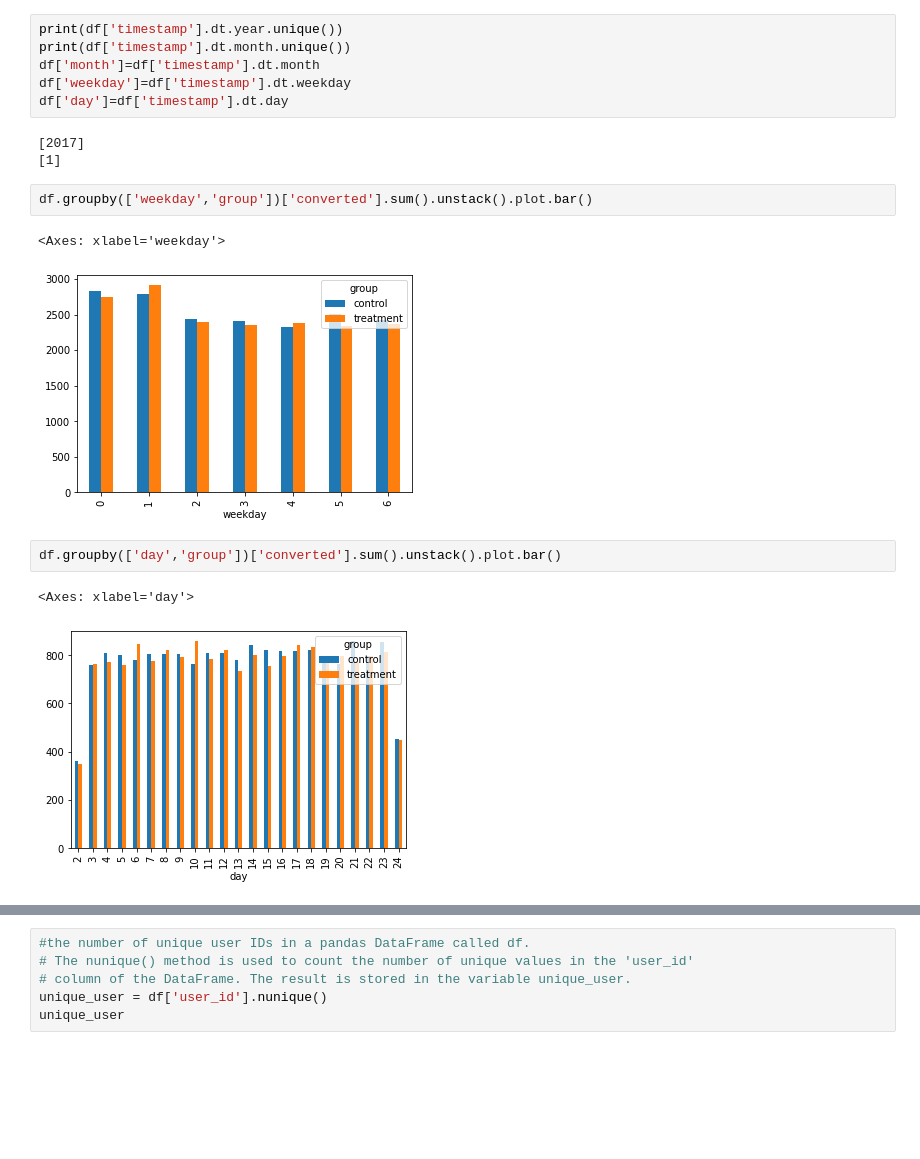
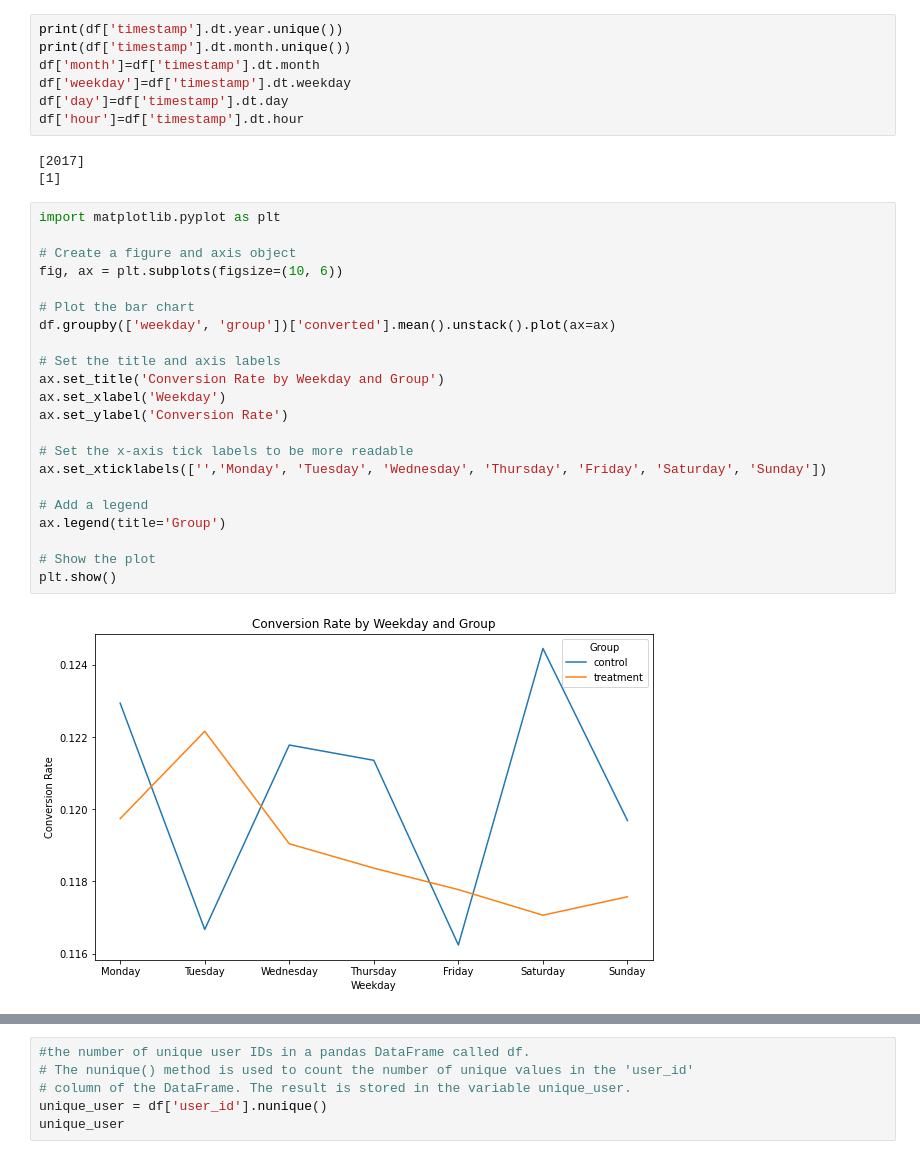
Before and after one commit to yassmin1/Analytics_Projects, a Jupyter notebook: ab_test_results_notebook.ipynb, the cells around one changed output, grey strips where cells are left out. Saved outputs shown, nothing was run; the diff lists cells and outputs as text; blank space fills up the shorter version.

```diff
--- a/ab_test_results_notebook.ipynb
+++ b/ab_test_results_notebook.ipynb
@@ -58,16 +55,31 @@ print(df['timestamp'].dt.month.unique())
 df['month']=df['timestamp'].dt.month
 df['weekday']=df['timestamp'].dt.weekday
 df['day']=df['timestamp'].dt.day
+df['hour']=df['timestamp'].dt.hour
 # %% [output]
 [2017]
 [1]
-# %%
-df.groupby(['weekday','group'])['converted'].sum().unstack().plot.bar()
-# %% [output]
-<Axes: xlabel='weekday'>
-[figure, removed]
-# %%
-df.groupby(['day','group'])['converted'].sum().unstack().plot.bar()
-# %% [output]
-<Axes: xlabel='day'>
-[figure, removed]
+# %%
+import matplotlib.pyplot as plt
+
+# Create a figure and axis object
+fig, ax = plt.subplots(figsize=(10, 6))
+
+# Plot the bar chart
+df.groupby(['weekday', 'group'])['converted'].mean().unstack().plot(ax=ax)
+
+# Set the title and axis labels
+ax.set_title('Conversion Rate by Weekday and Group')
+ax.set_xlabel('Weekday')
+ax.set_ylabel('Conversion Rate')
+
+# Set the x-axis tick labels to be more readable
+ax.set_xticklabels(['','Monday', 'Tuesday', 'Wednesday', 'Thursday', 'Friday', 'Saturday', 'Sunday'])
+
+# Add a legend
+ax.legend(title='Group')
+
+# Show the plot
+plt.show()
+# %% [output]
+[figure, added]
```
Also changed, not shown: parts of 6 cells of this notebook.
